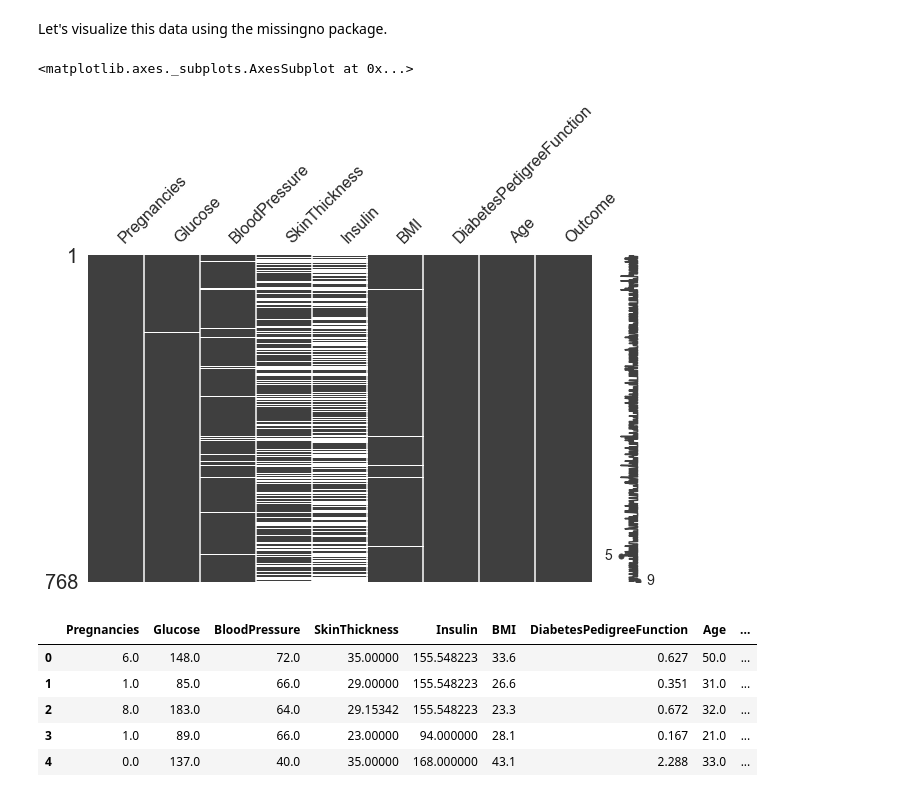
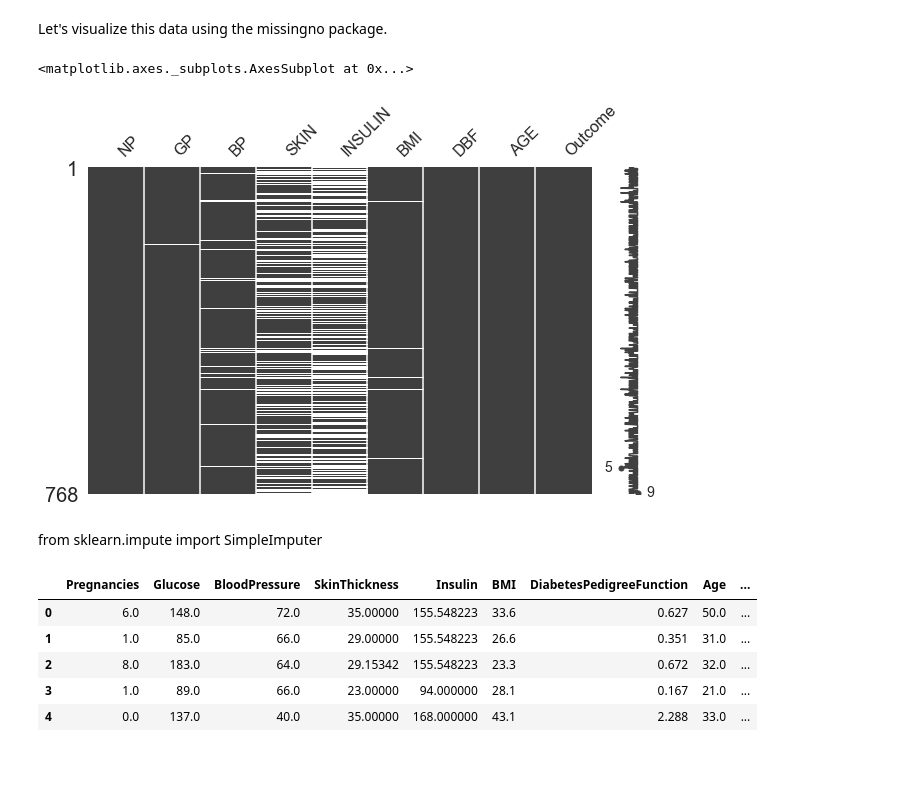
Before and after one commit to gmichelcarvalho/SCC5948_Ciencia-de-dados, a Jupyter notebook: Projeto.ipynb, the cells around one changed output. Drawn from its saved outputs; the diff is of its cells as text; code cells hidden in the pictures; blank space fills up the shorter version.

```diff
--- a/Projeto.ipynb
+++ b/Projeto.ipynb
@@ -157,8 +231,13 @@ So we note, in this data set have 5 missing values por glucose, 35 for BloodPres
 Let's visualize this data using the missingno package.
 # %%
 import missingno as miss
+# %%
+pima_plot = pima_dataset.rename(columns={'Pregnancies': 'NP', 'Glucose': 'GP',
+                                        'BloodPressure': 'BP', 'SkinThickness': 'SKIN',
+                                        'Insulin': 'INSULIN', 'BMI':'BMI', 'DiabetesPedigreeFunction':'DBF',
+                                        'Age':'AGE'})
 # %%
-miss.matrix(pima_dataset, figsize = (10, 6))
+miss.matrix(pima_plot, figsize = (10, 6))
 # %% [output]
 <matplotlib.axes._subplots.AxesSubplot at 0x...>
-[figure, old version]
+[figure, new version]
@@ -167,3 +244,5 @@ from sklearn.impute import SimpleImputer
+# %% [markdown]
+from sklearn.impute import SimpleImputer
 # %%
 imputer = SimpleImputer(missing_values=np.nan, strategy='mean')
 # %%
```
Also changed, not shown: parts of 67 cells of this notebook.
